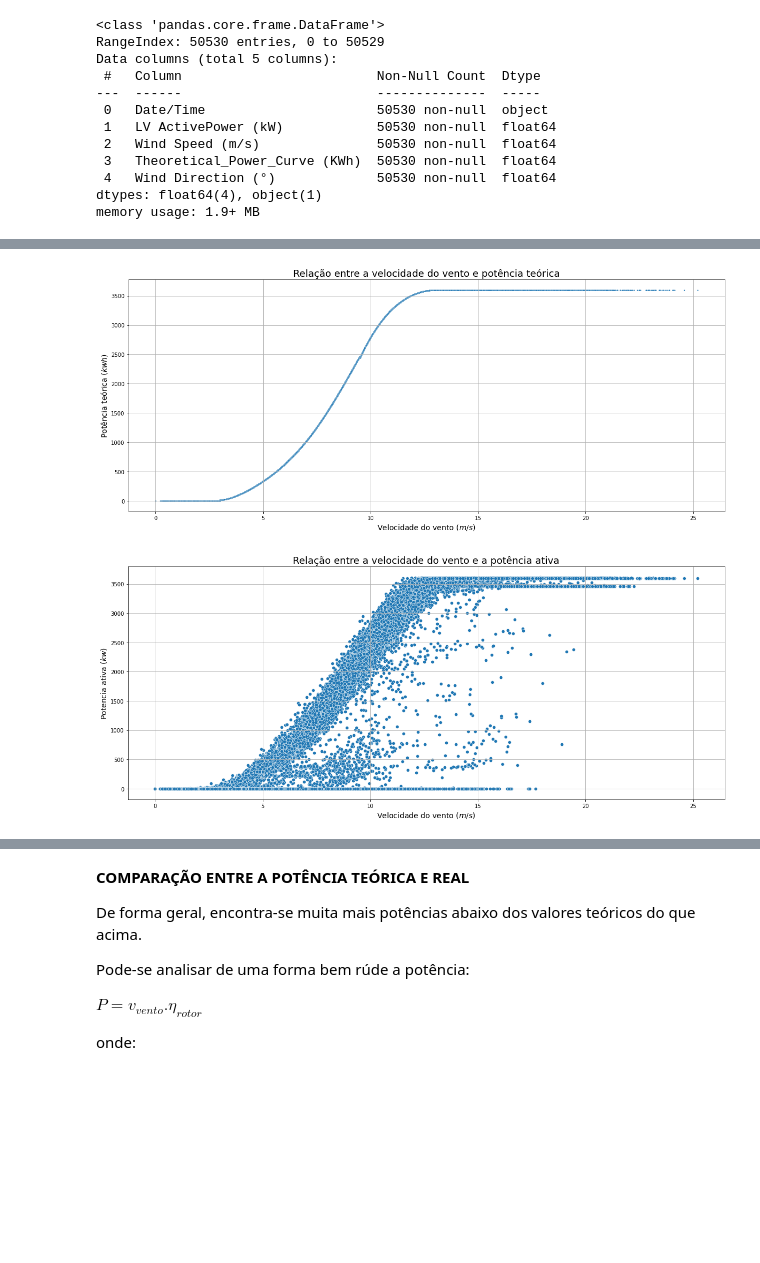
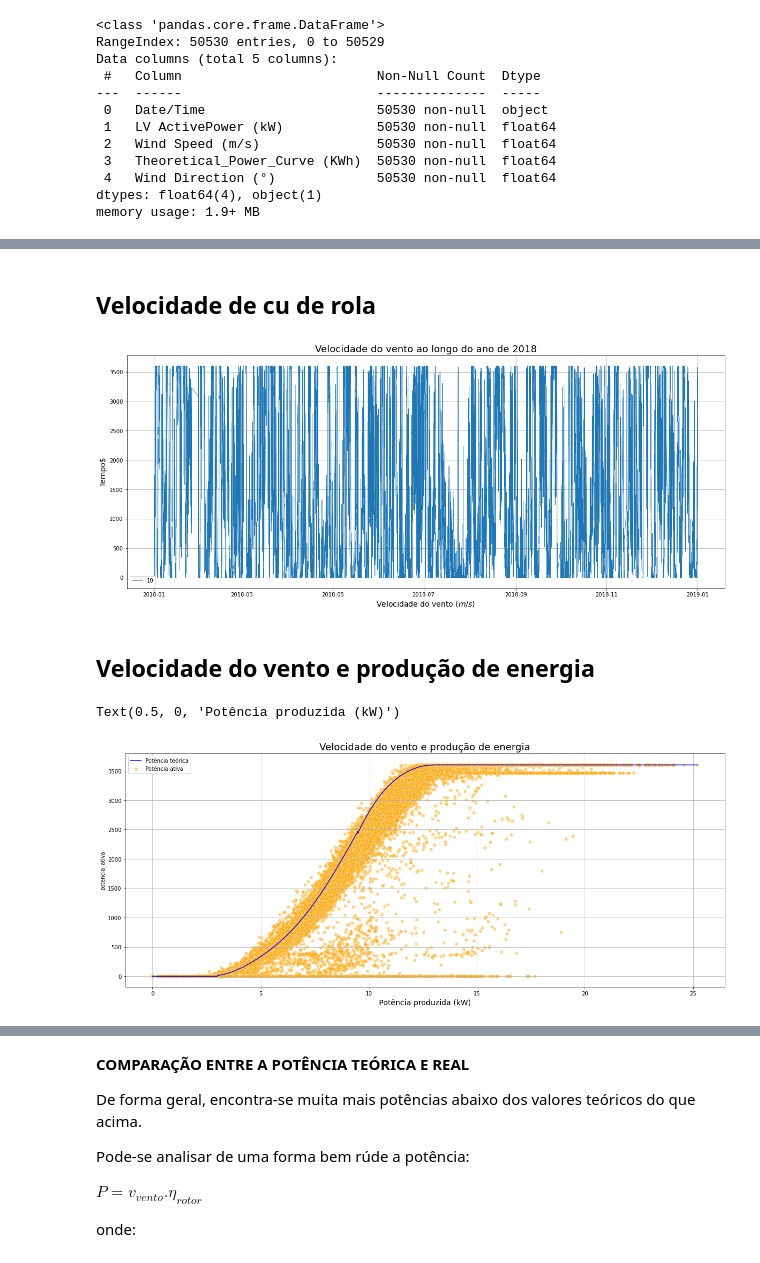
Before and after one commit to kitawarairon/portifolio_analise_dados, a Jupyter notebook: projeto_turbina_eolica/analise_turbina_eolica.ipynb, the cells around one changed output, grey strips where cells are left out. Drawn from its saved outputs; the diff is of its cells as text; code cells hidden in the pictures; blank space fills up the shorter version.

```diff
--- a/projeto_turbina_eolica/analise_turbina_eolica.ipynb
+++ b/projeto_turbina_eolica/analise_turbina_eolica.ipynb
@@ -17,8 +73,8 @@ import matplotlib.pyplot as plt
 # %% [markdown]
 **IMPORTANTO O DATAFRAME E FAZENDO AS VERIFICAÇÕES**
 # %%
-turbinas_df = pd.read_csv('archive/T1.csv')
-turbinas_df.head()
+turbina_df = pd.read_csv('archive/T1.csv')
+turbina_df.head(3)
 # %% [output]
 |  | Date/Time | LV ActivePower (kW) | Wind Speed (m/s) | Theoretical_Power_Curve (KWh) | Wind Direction (°) |
 | 0 | 01 01 2018 00:00 | 380.047791 | 5.311336 | 416.328908 | 259.994904 |
@@ -42,12 +96,23 @@ Data columns (total 5 columns):
 dtypes: float64(4), object(1)
 memory usage: 1.9+ MB
 # %%
+# criando um dicionário para renomear as colunas
 colunas = {
-    'Date/Time':'time',
-    'LV ActivePower (kW)':'potencia_ativa_kw',
-    'Wind Speed (m/s)':'velocidade_vento_ms',
-    'Theoretical_Power_Curve (KWh)':'potencia_teorica_kwh',
+    'Date/Time':'data/tempo',
+    'LV ActivePower (kW)':'potencia_ativa',
+    'Wind Speed (m/s)':'velocidade_vento',
+    'Theoretical_Power_Curve (KWh)':'potencia_teorica',
     'Wind Direction (°)':'direcao_vento'
 }
 
-turbinas_df.rename(columns=colunas, inplace=True)
+# renomenado as colunas
+turbina_df.rename(columns=colunas, inplace=True)
+
+# mudando o formato da coluna do tempo para datetime
+turbina_df['data/tempo'] = pd.to_datetime(turbbina_df['data/tempo'])
+
+# colocando o índice como a coluna do datetime
+turbina_df.set_index('data/tempo', inplace=True)
+
+# visualizando o dataframe modificado
+turbina_df.head(3)
@@ -68,24 +325,35 @@ turbinas_df.head()
+# %% [markdown]
+## Velocidade de cu de rola
 # %%
-plt.figure(figsize=(20,8))
-ax = sns.scatterplot(x=turbinas_df.velocidade_vento_ms, y=turbinas_df.potencia_teorica_kwh, data=turbinas_df, s=5)
-ax.set_title('Relação entre a velocidade do vento e potência teórica', fontsize=18)
+filtro = turbina_df[(turbina_df.index.month >= 2018) & (turbina_df.index.month < 2019)]
+
+plt.figure(figsize=(20, 8))
+ax = sns.lineplot(x=turbina_df.index, y=turbina_df.potencia_teorica, data=turbina_df[filtro], size=10)
+ax.set_title('Velocidade do vento ao longo do ano de 2018', fontsize=18)
 ax.set_xlabel('Velocidade do vento $(m/s)$', fontsize=14)
-ax.set_ylabel('Potência teórica $(kwh)$', fontsize=14)
+ax.set_ylabel('Tempo', fontsize=14)
 plt.grid()
 # %% [output]
-[figure, old version]
+[figure, new version]
+# %% [markdown]
+## Velocidade do vento e produção de energia
 # %%
-plt.figure(figsize=(20,8))
-ax = sns.scatterplot(x=turbinas_df.velocidade_vento_ms, y=turbinas_df.potencia_ativa_kw,
-                     data=turbinas_df)
+plt.figure(figsize=(20, 8))
 
-ax.set_title('Relação entre a velocidade do vento e a potência ativa', fontsize=18)
-ax.set_xlabel('Velocidade do vento $(m/s)$', fontsize=14)
-ax.set_ylabel('Potencia ativa $(kw)$', fontsize=14)
+
+sns.scatterplot(x=turbina_df.velocidade_vento, y=turbina_df.potencia_ativa,
+                     data=turbina_df, color='orange', alpha=0.5, label='Potência ativa')
+
+sns.lineplot(x=turbina_df.velocidade_vento, y=turbina_df.potencia_teorica,
+             data=turbina_df, color='blue', label='Potência teórica')
 
 plt.grid()
+plt.title("Velocidade do vento e produção de energia", fontsize=18)
+plt.xlabel("Velocidade do vento (m/s)", fontsize=14)
+plt.xlabel("Potência produzida (kW)", fontsize=14)
 # %% [output]
+Text(0.5, 0, 'Potência produzida (kW)')
-[figure, old version]
+[figure, new version]
 # %% [markdown]
 **TEÓRICO**
 
```
Also changed, not shown: parts of 54 cells of this notebook, 2 other files.
